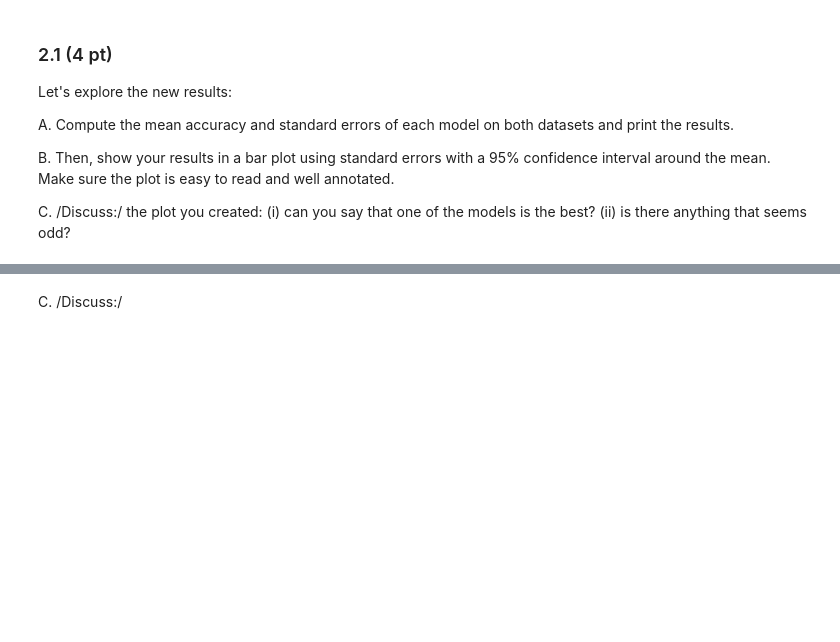
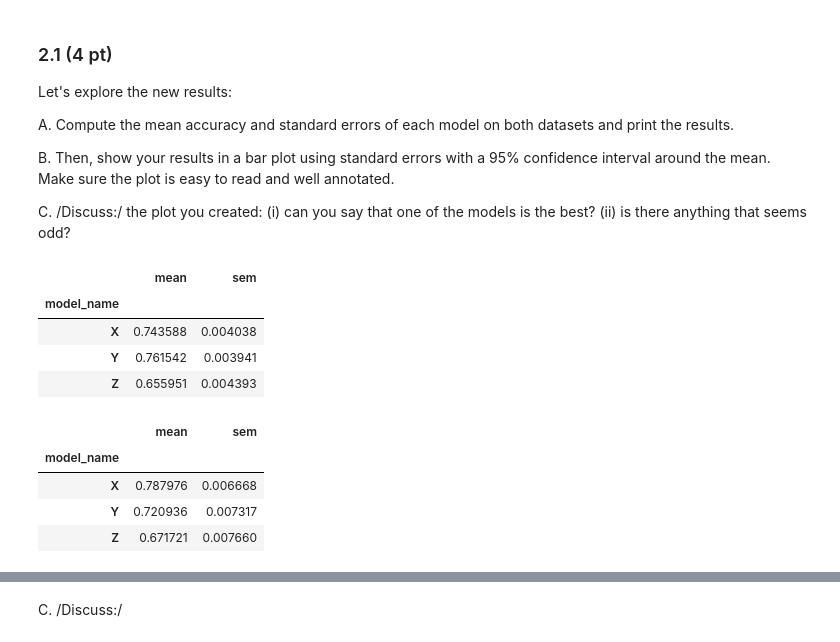
Before and after one commit to Luca-Engel/ADA-H1-Neutrality, a Jupyter notebook: analysis.ipynb, the cells around one changed output, grey strips where cells are left out. Cells and saved outputs as stored; diff of their text form; code cells hidden in the pictures; blank space fills up the shorter version.

```diff
--- a/analysis.ipynb
+++ b/analysis.ipynb
@@ -342,5 +373,21 @@ B. Then, show your results in a bar plot using standard errors with a 95% confid
 C. /Discuss:/ the plot you created: (i) can you say that one of the models is the best? (ii) is there anything that seems odd?
 # %%
 # A
+df_mmlu_by_model = df_mmlu.groupby('model_name')['correct'].agg(['mean', 'sem'])
+
+df_other_by_model = df_other.groupby('model_name')['correct'].agg(['mean', 'sem'])
+display(df_mmlu_by_model)
+display(df_other_by_model)
+# %% [output]
+|  | mean | sem |
+| model_name |  |  |
+| X | 0.743588 | 0.004038 |
+| Y | 0.761542 | 0.003941 |
+| Z | 0.655951 | 0.004393 |
+|  | mean | sem |
+| model_name |  |  |
+| X | 0.787976 | 0.006668 |
+| Y | 0.720936 | 0.007317 |
+| Z | 0.671721 | 0.007660 |
 # %%
 # B
```
Also changed, not shown: parts of 8 cells of this notebook.
